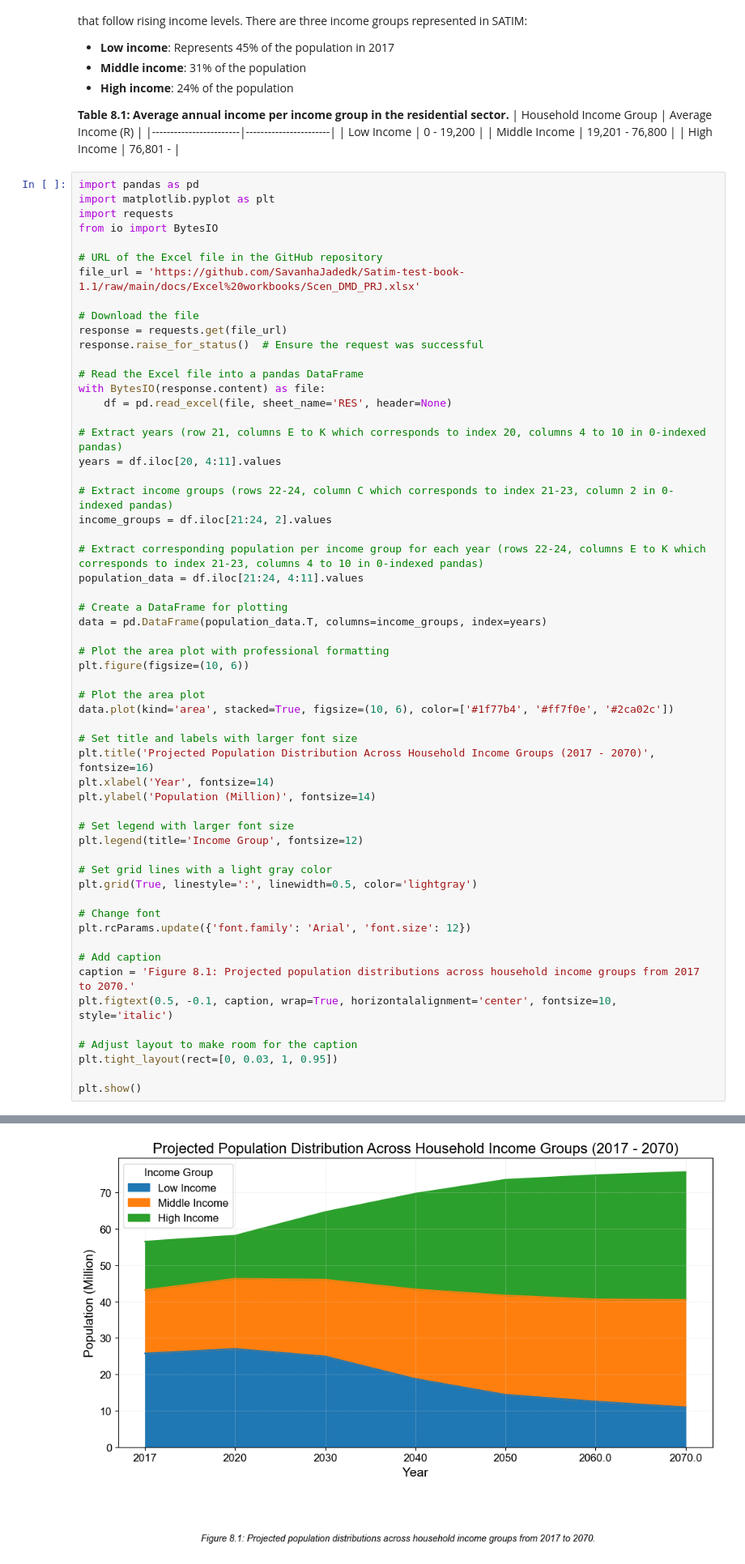
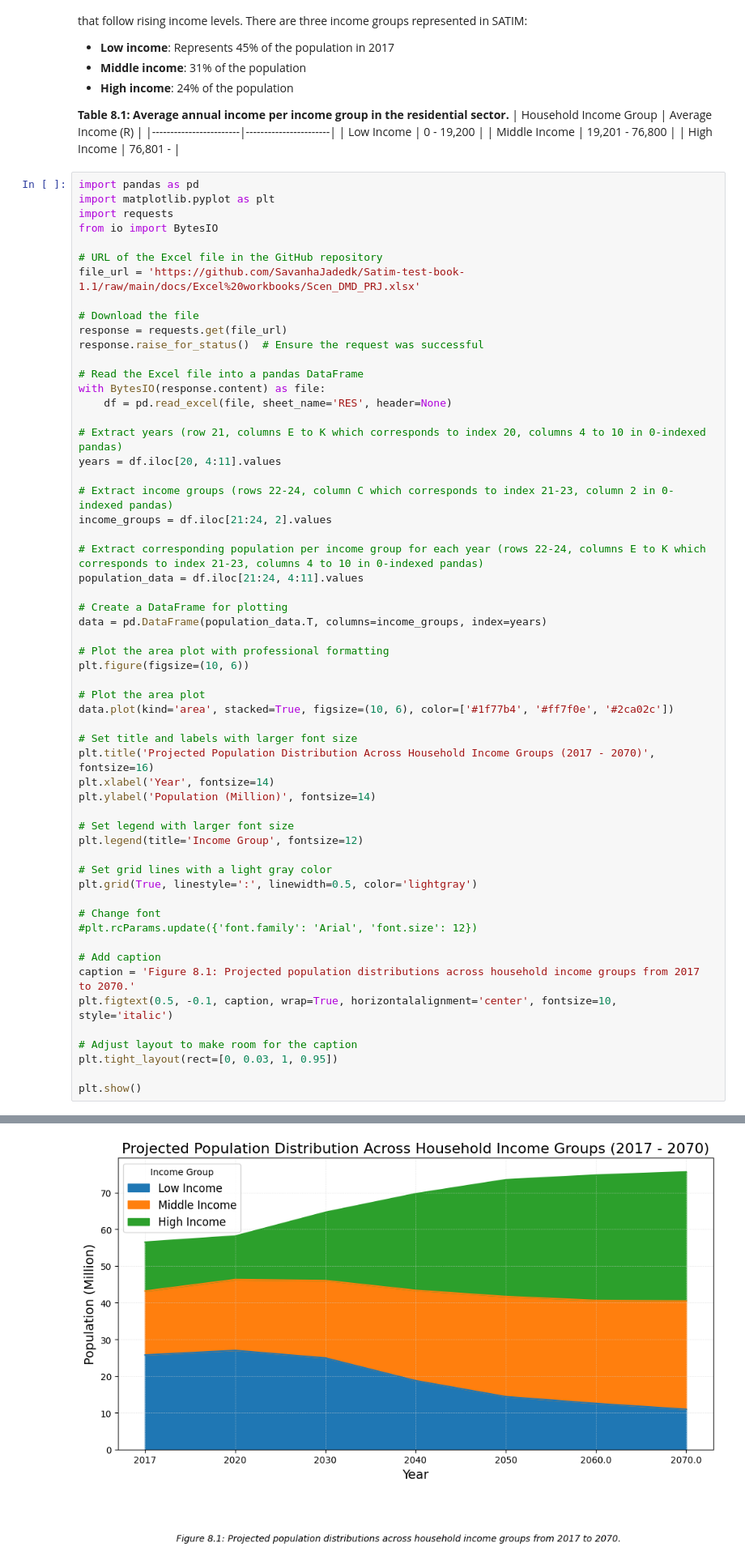
Before and after one commit to SavanhaJadedk/Satim-test-book-1.1, a Jupyter notebook: docs/_build/html/_sources/08Residential.ipynb, the cells around one changed output, grey strips where cells are left out. Shown: that part at 81% size. Drawn from its saved outputs; the diff is of its cells as text.

```diff
--- a/docs/_build/html/_sources/08Residential.ipynb
+++ b/docs/_build/html/_sources/08Residential.ipynb
@@ -45,35 +45,35 @@ data = pd.DataFrame(population_data.T, columns=income_groups, index=years)
 
 # Plot the area plot with professional formatting
 plt.figure(figsize=(10, 6))
 
 # Plot the area plot
 data.plot(kind='area', stacked=True, figsize=(10, 6), color=['#1f77b4', '#ff7f0e', '#2ca02c'])
 
 # Set title and labels with larger font size
 plt.title('Projected Population Distribution Across Household Income Groups (2017 - 2070)', fontsize=16)
 plt.xlabel('Year', fontsize=14)
 plt.ylabel('Population (Million)', fontsize=14)
 
 # Set legend with larger font size
 plt.legend(title='Income Group', fontsize=12)
 
 # Set grid lines with a light gray color
 plt.grid(True, linestyle=':', linewidth=0.5, color='lightgray')
 
 # Change font
-plt.rcParams.update({'font.family': 'Arial', 'font.size': 12})
+#plt.rcParams.update({'font.family': 'Arial', 'font.size': 12})
 
 # Add caption
 caption = 'Figure 8.1: Projected population distributions across household income groups from 2017 to 2070.'
 plt.figtext(0.5, -0.1, caption, wrap=True, horizontalalignment='center', fontsize=10, style='italic')
 
 # Adjust layout to make room for the caption
 plt.tight_layout(rect=[0, 0.03, 1, 0.95])
 
 plt.show()
 # %% [output]
 <Figure size 1000x600 with 0 Axes>
-[figure, old version]
+[figure, new version]
 # %%
 import pandas as pd
 import matplotlib.pyplot as plt
```
Also changed, not shown: parts of 2 cells of this notebook, 41 other files.
